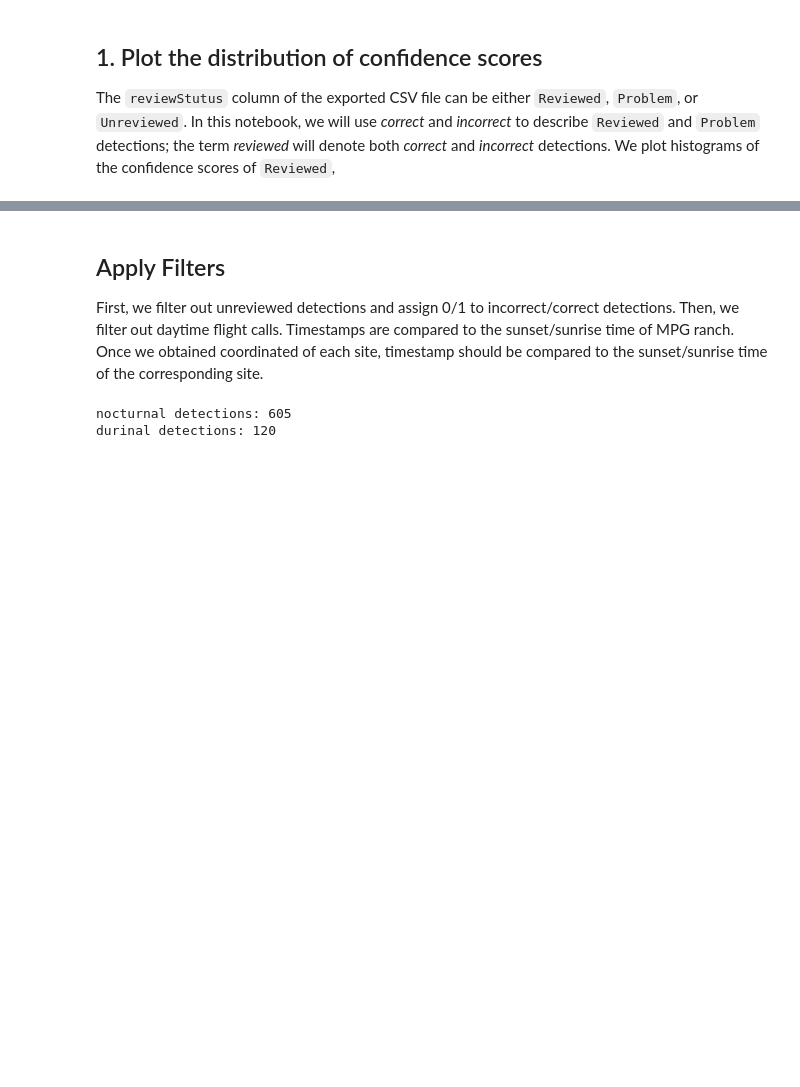
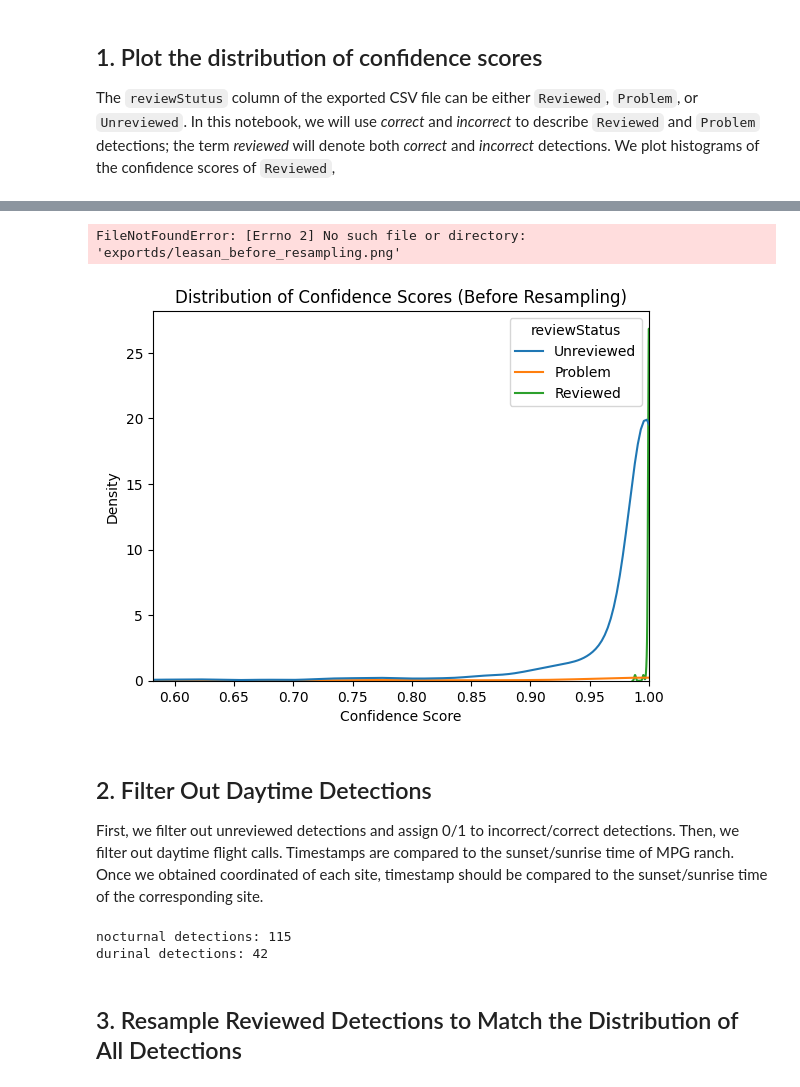
Before and after one commit to eshlei/montana-shorebirds, a Jupyter notebook: mpg.ipynb, the cells around one changed output, grey strips where cells are left out. Saved outputs shown, nothing was run; the diff lists cells and outputs as text; code cells hidden in the pictures; blank space fills up the shorter version.

```diff
--- a/mpg.ipynb
+++ b/mpg.ipynb
@@ -78,5 +63,14 @@ Name: count, dtype: int64
+# %%
+sns.kdeplot(df, x='confidenceScore', hue='reviewStatus')
+plt.title('Distribution of Confidence Scores (Before Resampling)')
+plt.xlabel('Confidence Score')
+plt.xlim(df['confidenceScore'].quantile(1e-3), 1)
+plt.savefig(f'exports/{taxon}_before_resampling.png')
+# %% [output]
+FileNotFoundError: [Errno 2] No such file or directory: 'exportds/leasan_before_resampling.png'
+[figure, added]
 # %% [markdown]
-## Apply Filters
+## 2. Filter Out Daytime Detections
 First, we filter out unreviewed detections and assign 0/1 to incorrect/correct detections. Then, we filter out daytime flight calls. Timestamps are compared to the sunset/sunrise time of MPG ranch. Once we obtained coordinated of each site, timestamp should be compared to the sunset/sunrise time of the corresponding site.
 # %%
 # Filter out unreviewed detections
@@ -102,15 +96,9 @@ total_detections = len(df_reviewed.index)
 df_reviewed = df_reviewed[df_reviewed['timestamp'].apply(is_noctural)]
 print('nocturnal detections:', total_detections)
 print('durinal detections:', total_detections - len(df_reviewed.index))
-
-scores = df['confidenceScore']
-scores_reviewed = df_reviewed['confidenceScore']
-
-kde = gaussian_kde(scores)
-kde_reviewed = gaussian_kde(scores_reviewed)
-weights = kde.evaluate(scores_reviewed) / kde_reviewed.evaluate(scores_reviewed)
-weights /= weights.sum()
 # %% [output]
-nocturnal detections: 605
-durinal detections: 120
+nocturnal detections: 115
+durinal detections: 42
+# %% [markdown]
+## 3. Resample Reviewed Detections to Match the Distribution of All Detections
 # %%
```
Also changed, not shown: parts of 7 cells of this notebook, 7 other files.
